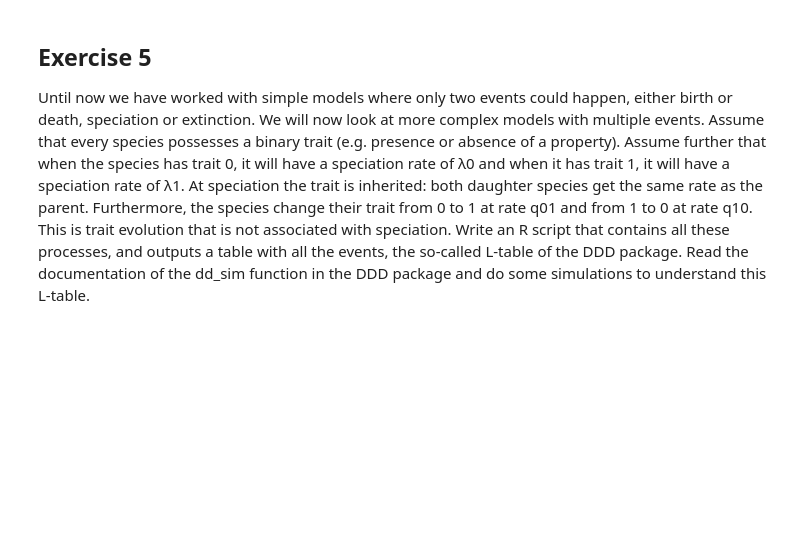
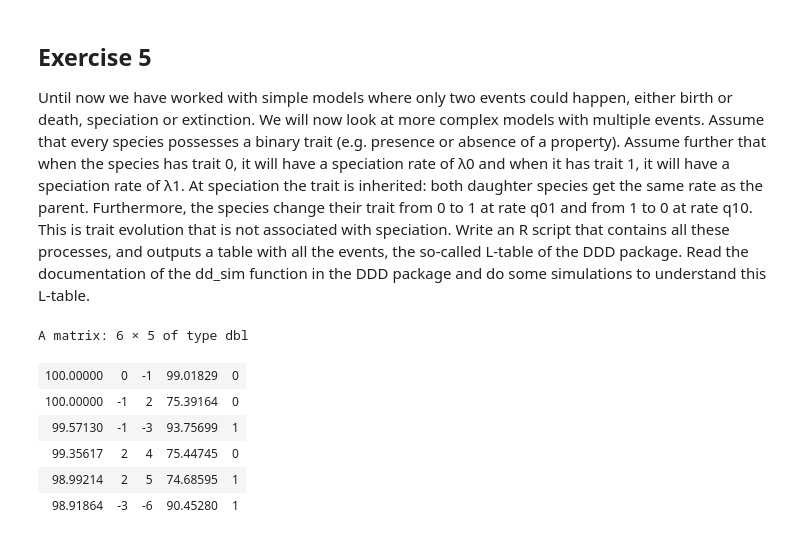
Before and after one commit to singuyenmai/bioModelling, a Jupyter notebook: macroevolution/Exercises_2.ipynb, the cells around one changed output. Cells and saved outputs as stored; diff of their text form; code cells hidden in the pictures; blank space fills up the shorter version.

```diff
--- a/macroevolution/Exercises_2.ipynb
+++ b/macroevolution/Exercises_2.ipynb
@@ -245,0 +255,10 @@ property). Assume further that when the species has trait 0, it will have a spec
+# %%
+head(sim_output$L)
+# %% [output]
+A matrix: 6 × 5 of type dbl
+| 100.00000 | 0 | -1 | 99.01829 | 0 |
+| 100.00000 | -1 | 2 | 75.39164 | 0 |
+| 99.57130 | -1 | -3 | 93.75699 | 1 |
+| 99.35617 | 2 | 4 | 75.44745 | 0 |
+| 98.99214 | 2 | 5 | 74.68595 | 1 |
+| 98.91864 | -3 | -6 | 90.45280 | 1 |
```
Also changed, not shown: parts of 6 cells of this notebook, 1 other file.
